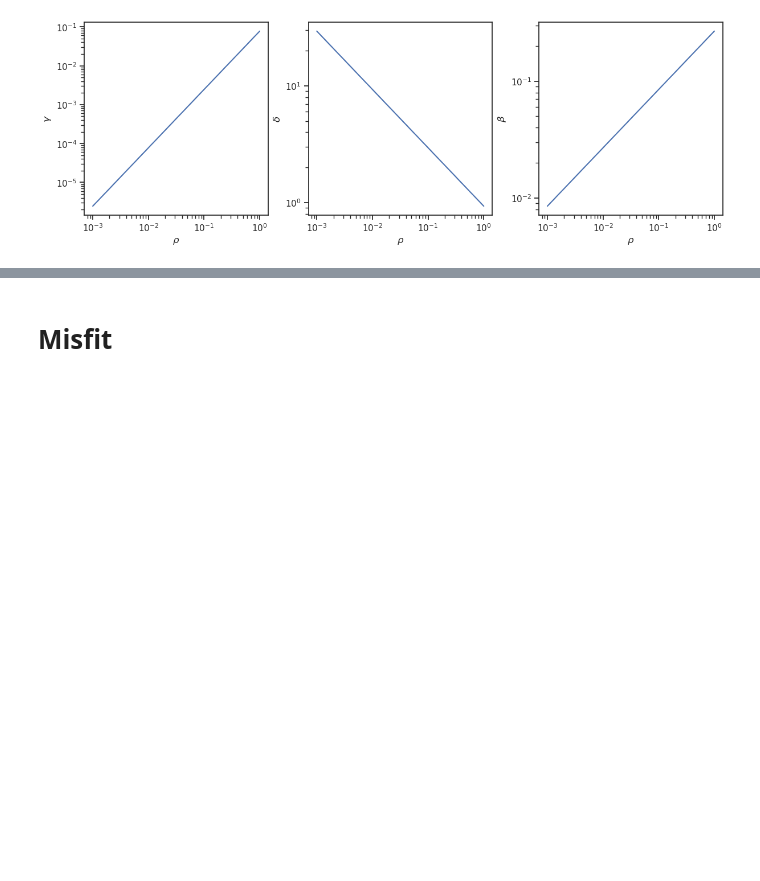
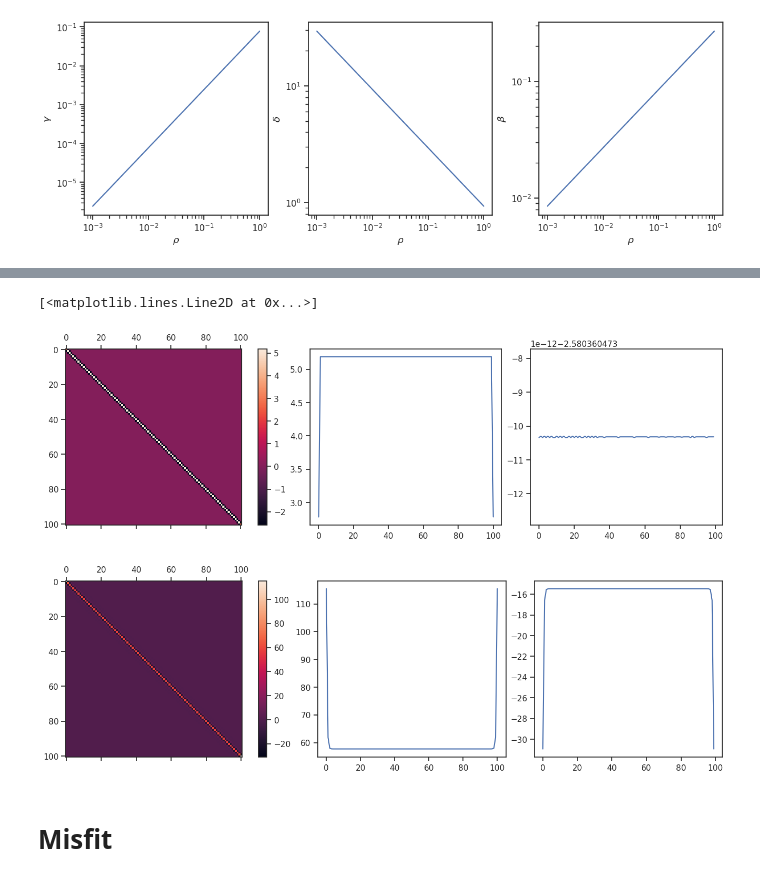
Before and after one commit to maximilian-kruse/SPIN, a Jupyter notebook: examples/1D_drift_mfpt.ipynb, the cells around one changed output, grey strips where cells are left out. Saved outputs shown, nothing was run; the diff lists cells and outputs as text; code cells hidden in the pictures; blank space fills up the shorter version.

Commit message:
feat: Improve analysis for prior objects

```diff
--- a/examples/1D_drift_mfpt.ipynb
+++ b/examples/1D_drift_mfpt.ipynb
@@ -168,3 +168,22 @@ ax.set_xlim(-1.5, +1.5)
+# %%
+spde_matrix = spin_prior.spde_matern_matrix.toarray()
+inv_mass_matrix = np.linalg.inv(spin_prior.mass_matrix.toarray())
+
+fig, axs = plt.subplots(nrows=1, ncols=3, figsize=(13, 4), layout="constrained")
+matplot = axs[0].matshow(spde_matrix)
+fig.colorbar(matplot, ax=axs[0])
+axs[1].plot(np.diagonal(spde_matrix, offset=0), label="diagonal")
+axs[2].plot(np.diagonal(spde_matrix, offset=1), label="off-diagonal")
+
+fig, axs = plt.subplots(nrows=1, ncols=3, figsize=(13, 4), layout="constrained")
+matplot = axs[0].matshow(inv_mass_matrix)
+fig.colorbar(matplot, ax=axs[0])
+axs[1].plot(np.diagonal(inv_mass_matrix, offset=0), label="diagonal")
+axs[2].plot(np.diagonal(inv_mass_matrix, offset=1), label="off-diagonal")
+# %% [output]
+[<matplotlib.lines.Line2D at 0x...>]
+[figure, added]
+[figure, added]
 # %% [markdown]
 # Misfit
 # %%
```
Also changed, not shown: parts of 2 cells of this notebook, 1 other file.
